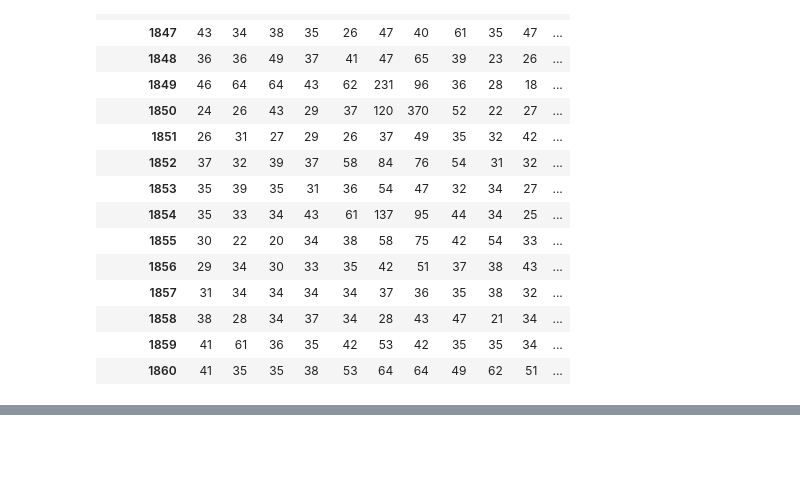
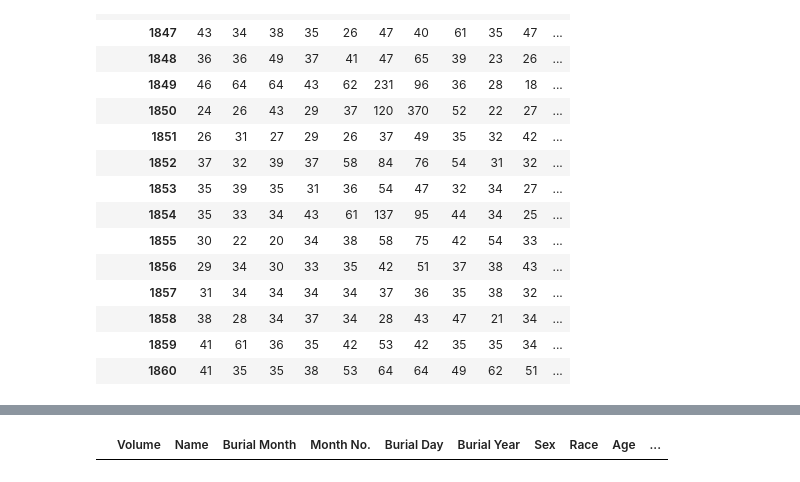
Before and after one commit to NSS-Data-Analytics-Cohort-10/advanced-pandas-t-white-21, a Jupyter notebook: notebook/nc_project.ipynb, the cells around one changed output, grey strips where cells are left out. Drawn from its saved outputs; the diff is of its cells as text; code cells hidden in the pictures; blank space fills up the shorter version.

```diff
--- a/notebook/nc_project.ipynb
+++ b/notebook/nc_project.ipynb
@@ -268,0 +285,4 @@ plt.title('Burials by Sex');
+# %%
+ncp_df_q6
+# %% [output]
+|  | Volume | Name | Burial Month | Month No. | Burial Day | Burial Year | Sex | Race | Age | ... |
```
Also changed, not shown: parts of 32 cells of this notebook.
